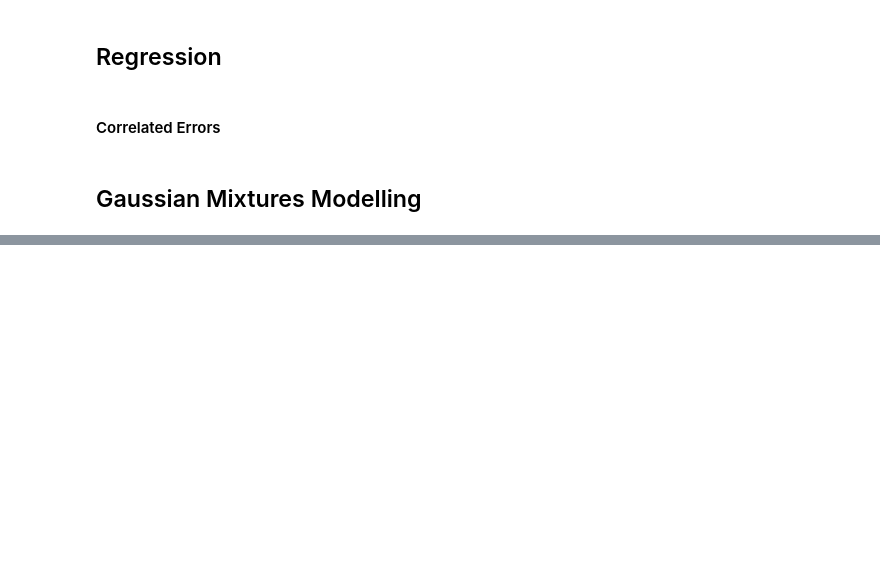
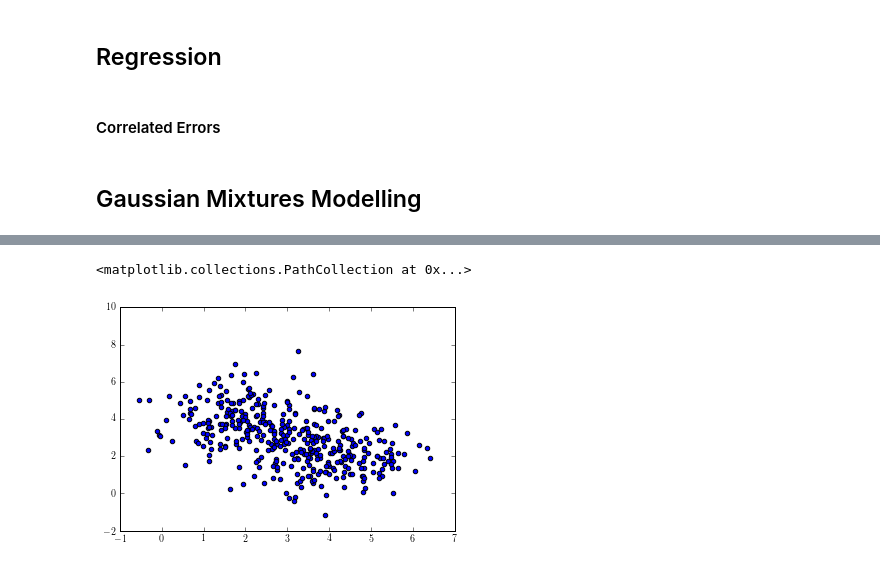
Before and after one commit to pdh21/SDAF, a Jupyter notebook: Week1/Hurley_Rooney.ipynb, the cells around one changed output, grey strips where cells are left out. Saved outputs shown, nothing was run; the diff lists cells and outputs as text; code cells hidden in the pictures; blank space fills up the shorter version.

```diff
--- a/Week1/Hurley_Rooney.ipynb
+++ b/Week1/Hurley_Rooney.ipynb
@@ -192,0 +295,12 @@ parameters = {"kappa", "xi", "psi", "alpha", "beta", "gamma", "pi"}
+# %%
+import numpy as np
+import pylab as plt
+%matplotlib inline
+
+G1=np.random.multivariate_normal([2,4],[[1,0],[0,1]],200)
+G2=np.random.multivariate_normal([4,2],[[1,0],[0,1]],200)
+data=np.concatenate((G1,G2))
+plt.scatter(data[:,0],data[:,1])
+# %% [output]
+<matplotlib.collections.PathCollection at 0x...>
+[figure, added]
```
Also changed, not shown: parts of 34 cells of this notebook, 2 other files.
